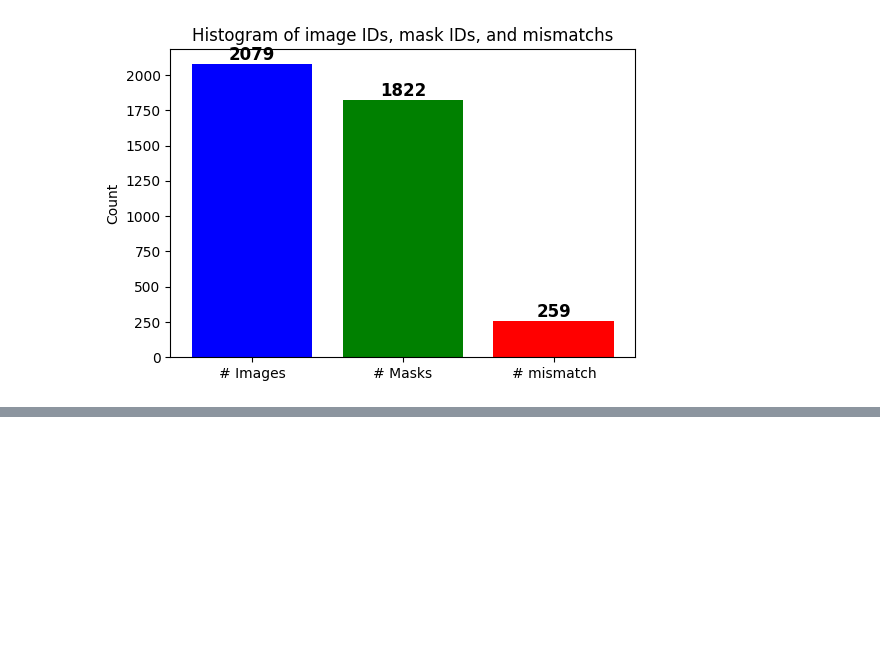
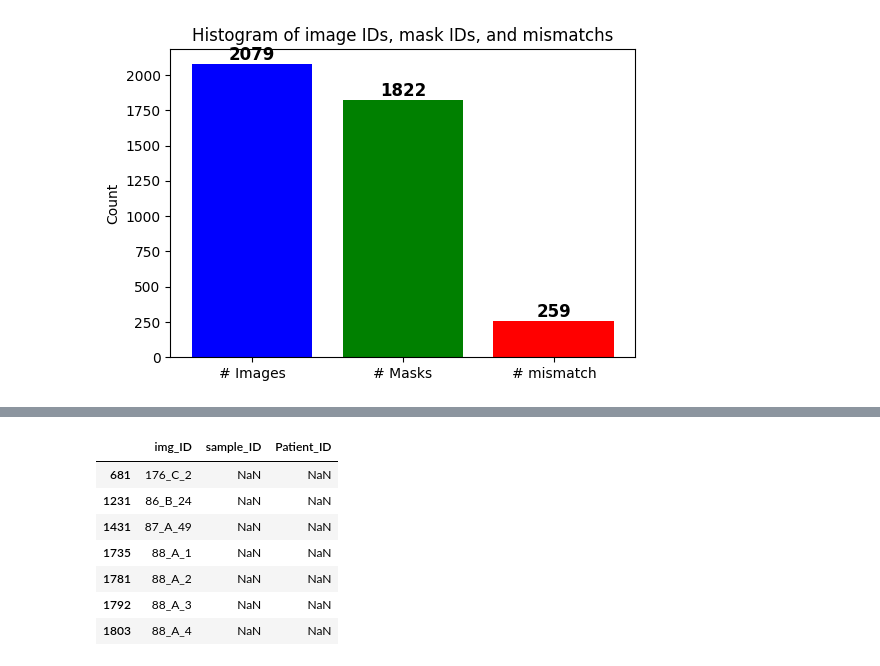
Before and after one commit to AI4SCR/ai4bmr-datasets, a Jupyter notebook: src/ai4bmr_datasets/datasets/notebooks_NSCLC/check_files.ipynb, the cells around one changed output, grey strips where cells are left out. Saved outputs shown, nothing was run; the diff lists cells and outputs as text; code cells hidden in the pictures; blank space fills up the shorter version.

```diff
--- a/src/ai4bmr_datasets/datasets/notebooks_NSCLC/check_files.ipynb
+++ b/src/ai4bmr_datasets/datasets/notebooks_NSCLC/check_files.ipynb
@@ -579,0 +616,11 @@ plt.show()
+# %%
+merged_df[merged_df.isna().any(axis=1)]
+# %% [output]
+|  | img_ID | sample_ID | Patient_ID |
+| 681 | 176_C_2 | NaN | NaN |
+| 1231 | 86_B_24 | NaN | NaN |
+| 1431 | 87_A_49 | NaN | NaN |
+| 1735 | 88_A_1 | NaN | NaN |
+| 1781 | 88_A_2 | NaN | NaN |
+| 1792 | 88_A_3 | NaN | NaN |
+| 1803 | 88_A_4 | NaN | NaN |
```
Also changed, not shown: parts of 4 cells of this notebook, 1 other file.
